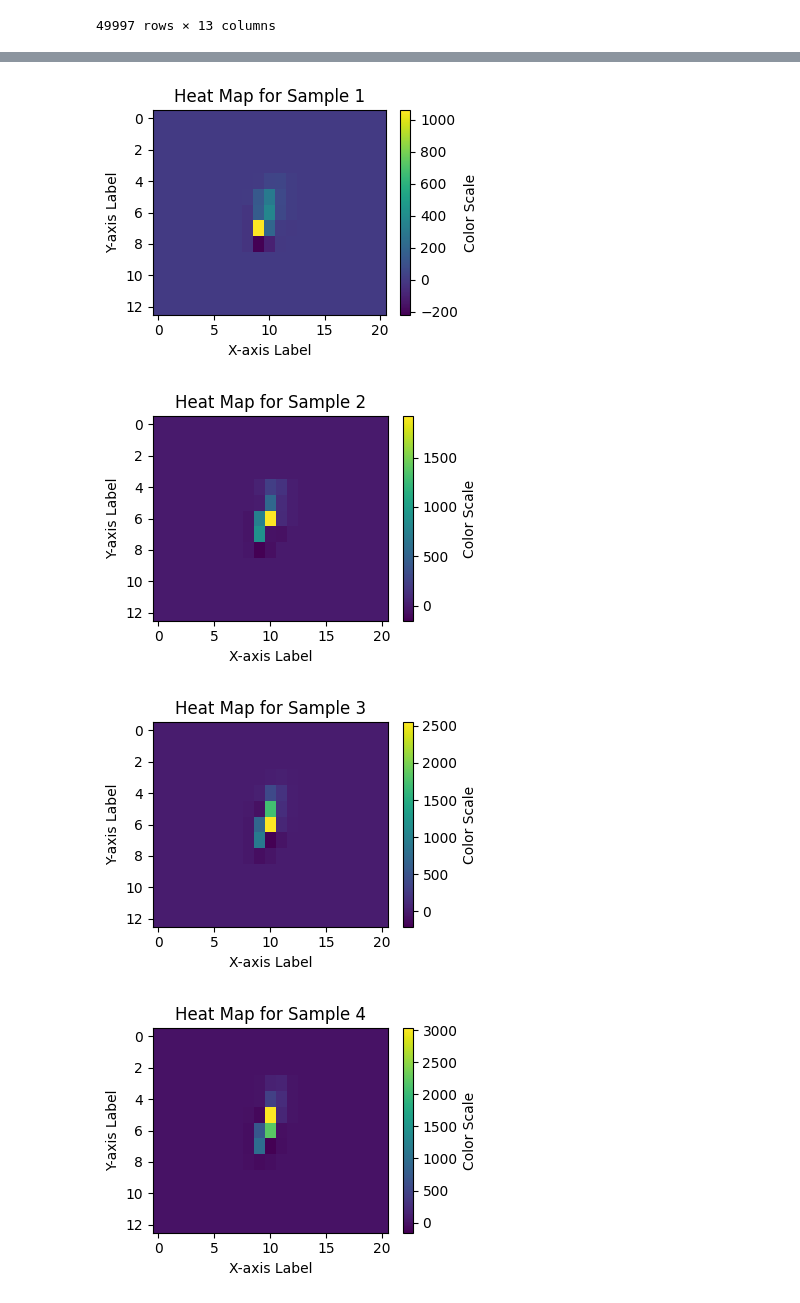
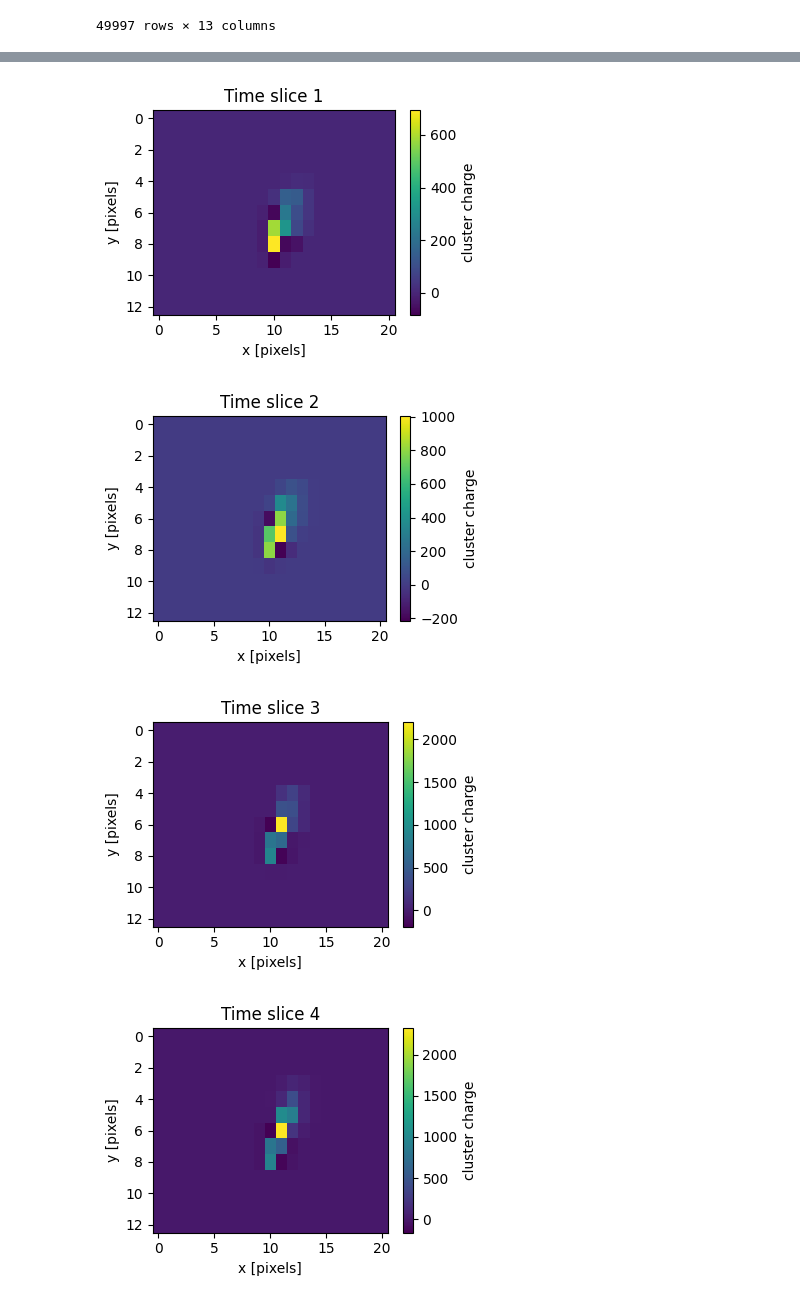
Before and after one commit to hftsoi/smart-pixels, a Jupyter notebook: smart_pixels.ipynb, the cells around one changed output, grey strips where cells are left out. Saved outputs shown, nothing was run; the diff lists cells and outputs as text; code cells hidden in the pictures.

```diff
--- a/smart_pixels.ipynb
+++ b/smart_pixels.ipynb
@@ -54,6 +56,5 @@ labels
 | 49996 | -17.157290 | -9.689619 | 100.0 | -0.186257 | 0.139257 | -0.658028 | 7547.0 | 6.388210 | -0.672836 | 0.283053 | ... |
 49997 rows × 13 columns
 # %%
-data_=data.to_numpy()
+data = data.to_numpy()
+data = np.reshape(data, (-1, 20, 13, 21))
-# %%
-data_=np.reshape(data_,(-1,20,13,21))
@@ -64,15 +61,15 @@ data_.shape
 # %%
-for i in range(data_[2].shape[0]):
+for i in range(data[0].shape[0]):
     plt.figure(figsize=(4, 3))
-    plt.imshow(data_[2][i], aspect='auto', interpolation='none', cmap='viridis')
-    plt.title(f'Heat Map for Sample {i+1}')
-    plt.xlabel('X-axis Label')
-    plt.ylabel('Y-axis Label')
-    plt.colorbar(label='Color Scale')
+    plt.imshow(data_[0][i], aspect='auto', cmap='viridis')
+    plt.title(f'Time slice {i+1}')
+    plt.xlabel('x [pixels]')
+    plt.ylabel('y [pixels]')
+    plt.colorbar(label='cluster charge')
     plt.tight_layout()
     plt.show()
 # %% [output]
-[figure, old version]
+[figure, new version]
-[figure, old version]
+[figure, new version]
-[figure, old version]
+[figure, new version]
-[figure, old version]
+[figure, new version]
```
Also changed, not shown: parts of 4 cells of this notebook.
